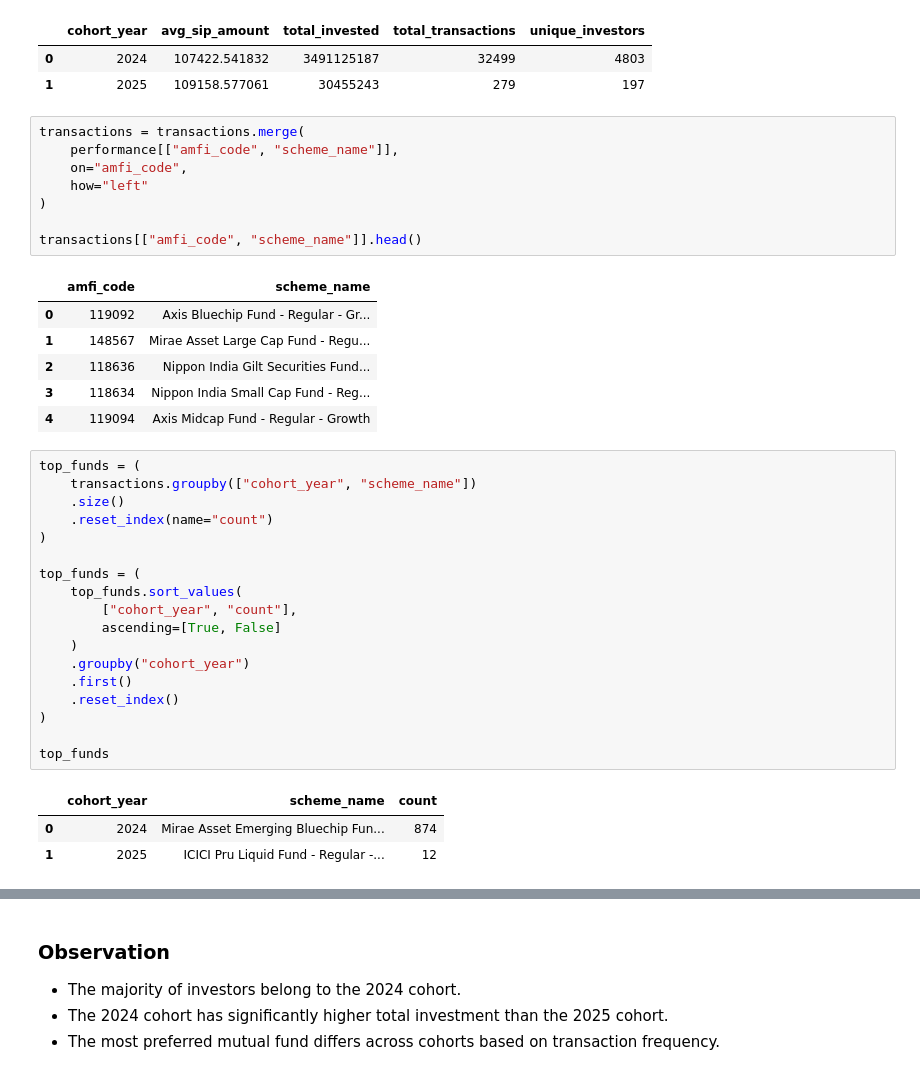
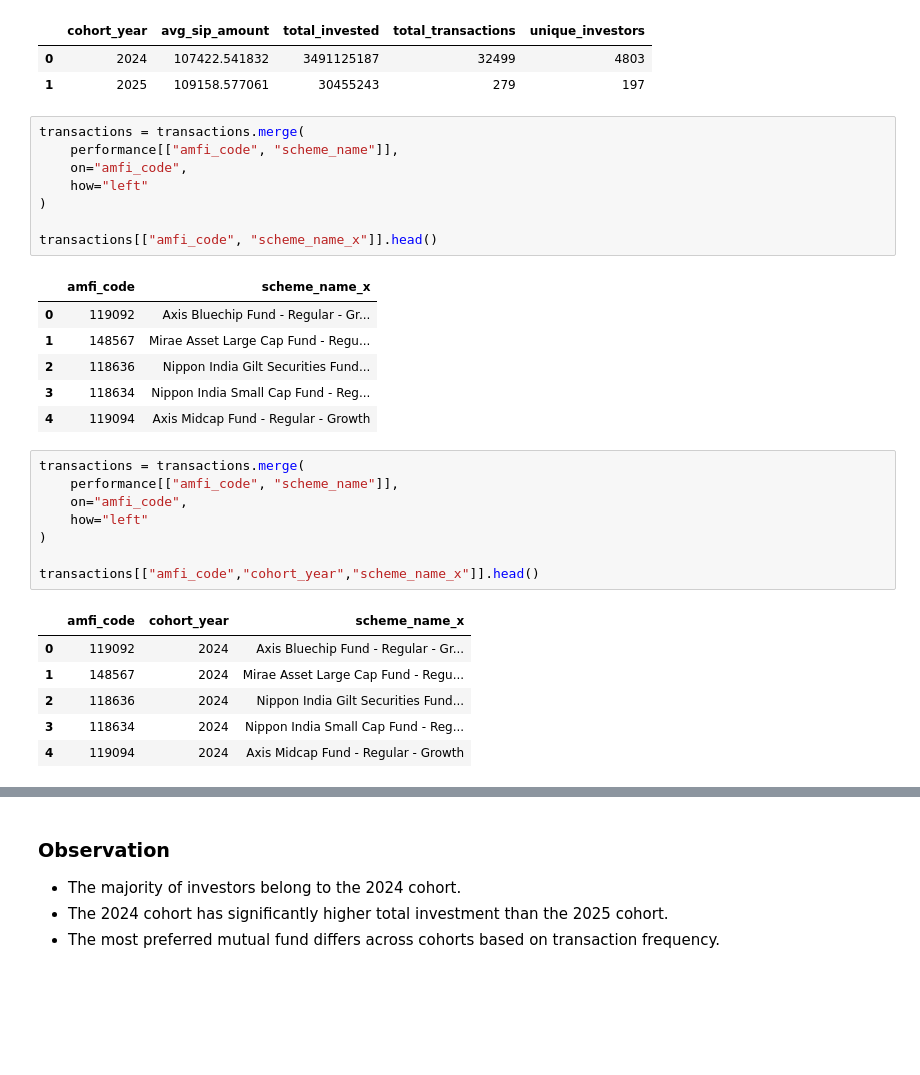
Before and after one commit to ashuuuu7/Mutual_Fund_Analytics, a Jupyter notebook: notebooks/05_advanced_analytics.ipynb, the cells around one changed output, grey strips where cells are left out. Drawn from its saved outputs; the diff is of its cells as text; blank space fills up the shorter version.

Commit message:
Complete Mutual Fund Analytics Capstone Project

```diff
--- a/notebooks/05_advanced_analytics.ipynb
+++ b/notebooks/05_advanced_analytics.ipynb
@@ -326,33 +386,26 @@ transactions = transactions.merge(
     how="left"
 )
 
-transactions[["amfi_code", "scheme_name"]].head()
+transactions[["amfi_code", "scheme_name_x"]].head()
 # %% [output]
-|  | amfi_code | scheme_name |
+|  | amfi_code | scheme_name_x |
 | 0 | 119092 | Axis Bluechip Fund - Regular - Gr... |
 | 1 | 148567 | Mirae Asset Large Cap Fund - Regu... |
 | 2 | 118636 | Nippon India Gilt Securities Fund... |
 | 3 | 118634 | Nippon India Small Cap Fund - Reg... |
 | 4 | 119094 | Axis Midcap Fund - Regular - Growth |
 # %%
-top_funds = (
-    transactions.groupby(["cohort_year", "scheme_name"])
-    .size()
-    .reset_index(name="count")
+transactions = transactions.merge(
+    performance[["amfi_code", "scheme_name"]],
+    on="amfi_code",
+    how="left"
 )
 
-top_funds = (
-    top_funds.sort_values(
-        ["cohort_year", "count"],
-        ascending=[True, False]
-    )
-    .groupby("cohort_year")
-    .first()
-    .reset_index()
-)
-
-top_funds
+transactions[["amfi_code","cohort_year","scheme_name_x"]].head()
 # %% [output]
-|  | cohort_year | scheme_name | count |
-| 0 | 2024 | Mirae Asset Emerging Bluechip Fun... | 874 |
-| 1 | 2025 | ICICI Pru Liquid Fund - Regular -... | 12 |
+|  | amfi_code | cohort_year | scheme_name_x |
+| 0 | 119092 | 2024 | Axis Bluechip Fund - Regular - Gr... |
+| 1 | 148567 | 2024 | Mirae Asset Large Cap Fund - Regu... |
+| 2 | 118636 | 2024 | Nippon India Gilt Securities Fund... |
+| 3 | 118634 | 2024 | Nippon India Small Cap Fund - Reg... |
+| 4 | 119094 | 2024 | Axis Midcap Fund - Regular - Growth |
```
Also changed, not shown: parts of 7 cells of this notebook, 4 other files.
